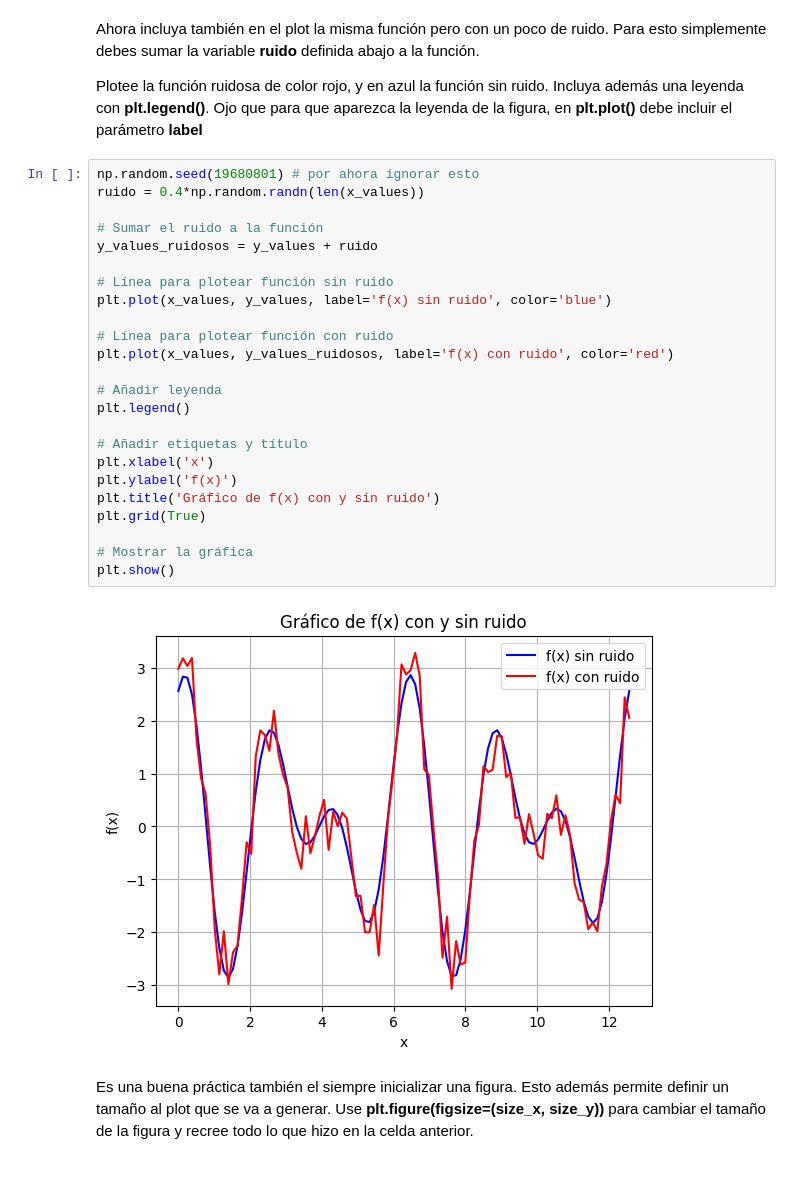
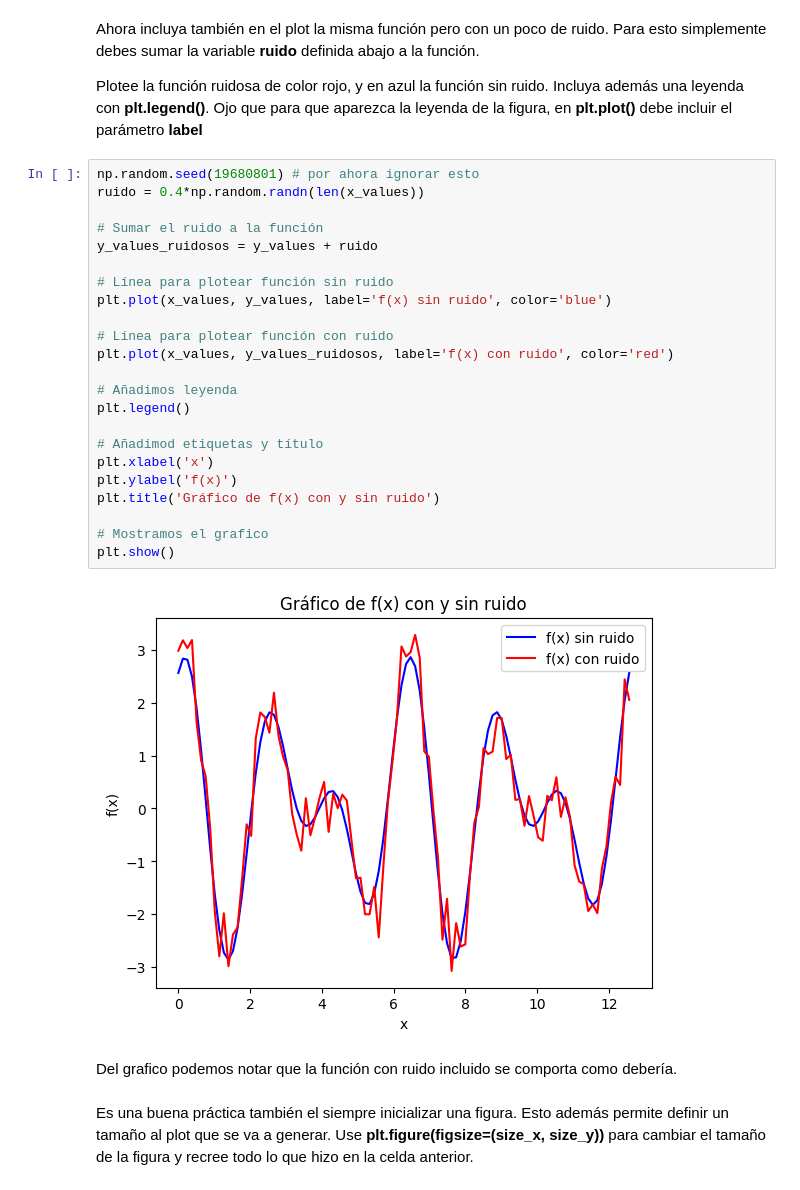
Before and after one commit to conichito/Tarea-1, a Jupyter notebook: Tarea_1.ipynb, the cells around one changed output. Saved outputs shown, nothing was run; the diff lists cells and outputs as text.

```diff
--- a/Tarea_1.ipynb
+++ b/Tarea_1.ipynb
@@ -308,29 +338,30 @@ Plotee la función ruidosa de color rojo, y en azul la función sin ruido. Inclu
 # %%
 np.random.seed(19680801) # por ahora ignorar esto
 ruido = 0.4*np.random.randn(len(x_values))
 
 # Sumar el ruido a la función
 y_values_ruidosos = y_values + ruido
 
 # Línea para plotear función sin ruido
 plt.plot(x_values, y_values, label='f(x) sin ruido', color='blue')
 
 # Línea para plotear función con ruido
 plt.plot(x_values, y_values_ruidosos, label='f(x) con ruido', color='red')
 
-# Añadir leyenda
+# Añadimos leyenda
 plt.legend()
 
-# Añadir etiquetas y título
+# Añadimod etiquetas y título
 plt.xlabel('x')
 plt.ylabel('f(x)')
 plt.title('Gráfico de f(x) con y sin ruido')
-plt.grid(True)
 
-# Mostrar la gráfica
+# Mostramos el grafico
 plt.show()
 # %% [output]
-[figure, old version]
+[figure, new version]
+# %% [markdown]
+Del grafico podemos notar que la función con ruido incluido se comporta como debería.
 # %% [markdown]
 Es una buena práctica también el siempre inicializar una figura. Esto además permite definir un tamaño al plot que se va a generar. Use **plt.figure(figsize=(size_x, size_y))** para cambiar el tamaño de la figura y recree todo lo que hizo en la celda anterior.
 # %%
```
Also changed, not shown: parts of 46 cells of this notebook.
